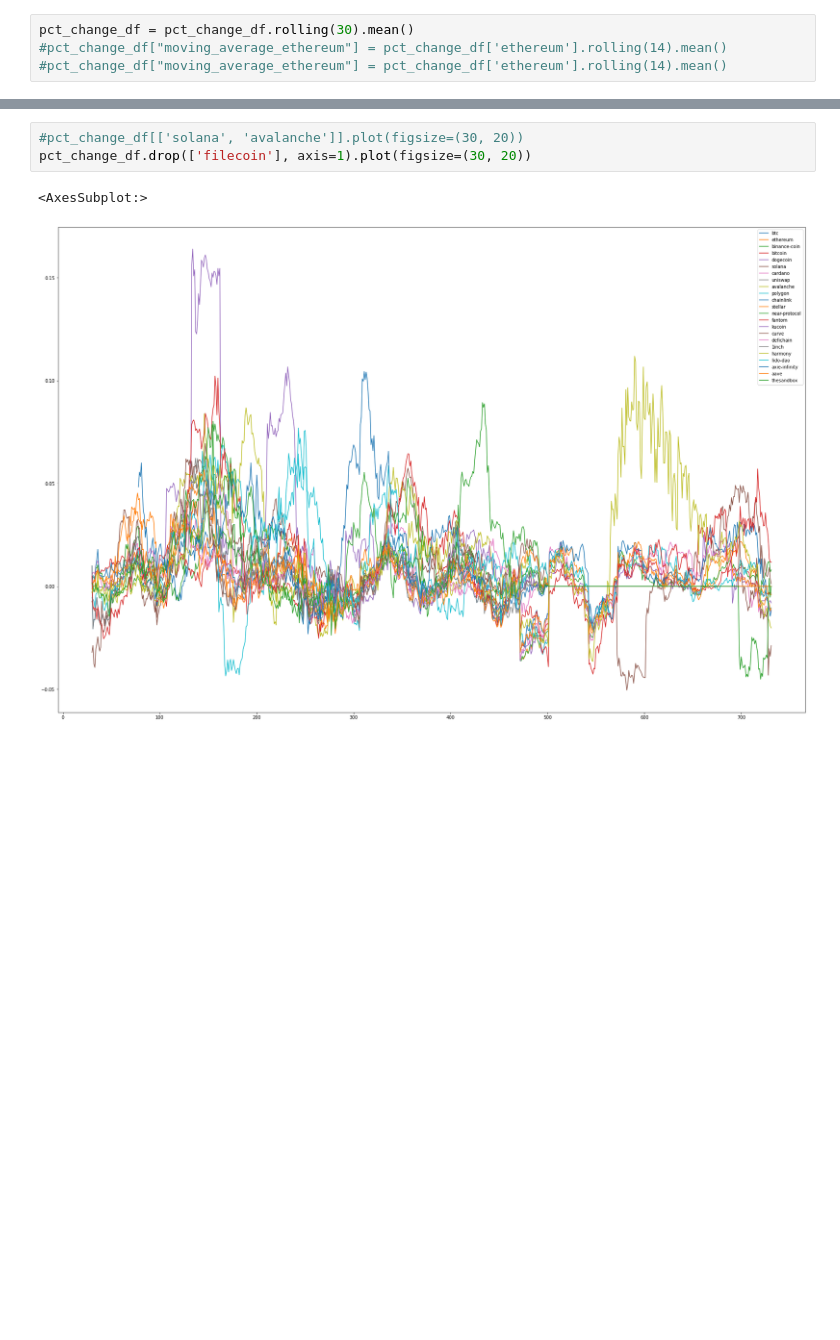
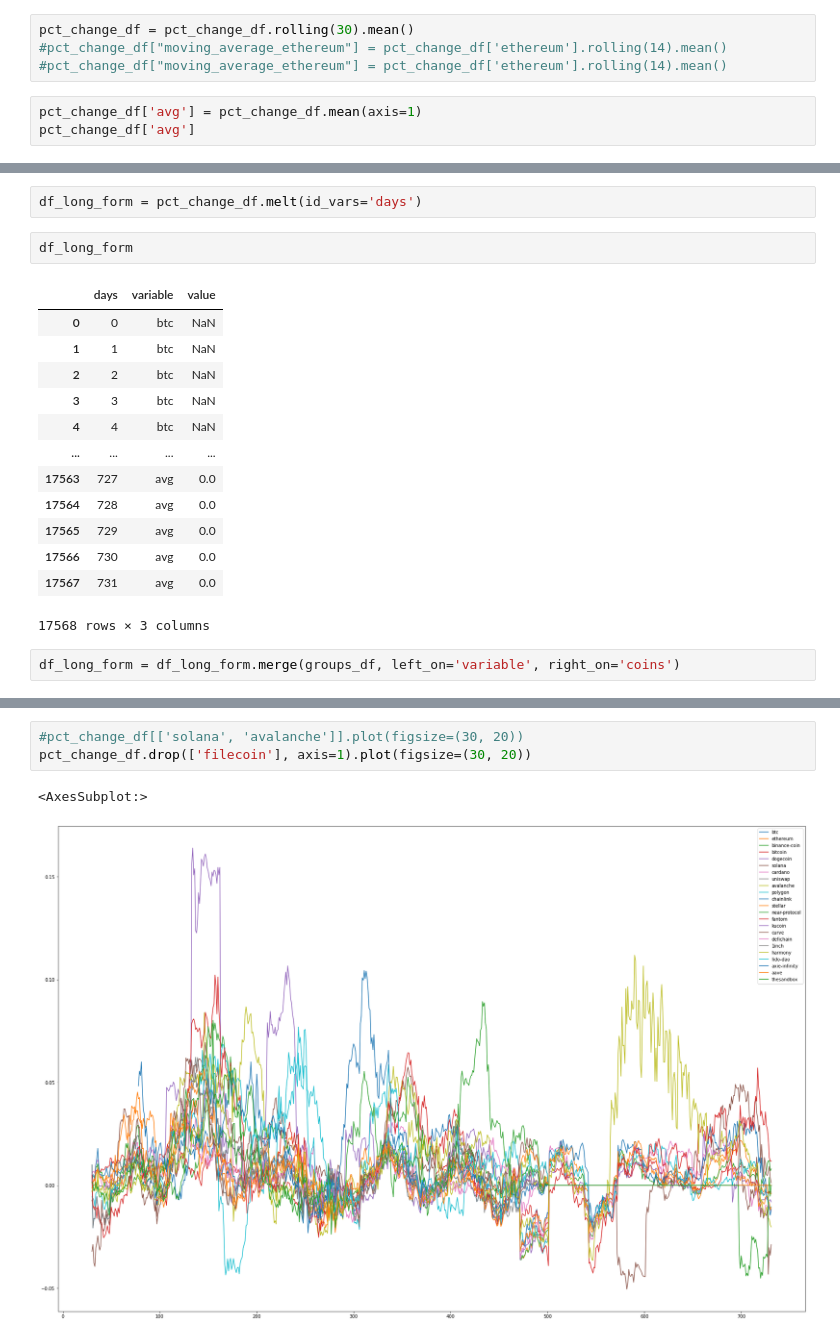
Before and after one commit to Channaholic/crypto-navigator, a Jupyter notebook: analyze.ipynb, the cells around one changed output, grey strips where cells are left out. Drawn from its saved outputs; the diff is of its cells as text; blank space fills up the shorter version.

```diff
--- a/analyze.ipynb
+++ b/analyze.ipynb
@@ -130,3 +139,6 @@ memory usage: 143.0 KB
 pct_change_df = pct_change_df.rolling(30).mean()
 #pct_change_df["moving_average_ethereum"] = pct_change_df['ethereum'].rolling(14).mean()
 #pct_change_df["moving_average_ethereum"] = pct_change_df['ethereum'].rolling(14).mean()
+# %%
+pct_change_df['avg'] = pct_change_df.mean(axis=1)
+pct_change_df['avg']
@@ -132,0 +177,20 @@ pct_change_df = pct_change_df.rolling(30).mean()
+# %%
+df_long_form = pct_change_df.melt(id_vars='days')
+# %%
+df_long_form
+# %% [output]
+|  | days | variable | value |
+| 0 | 0 | btc | NaN |
+| 1 | 1 | btc | NaN |
+| 2 | 2 | btc | NaN |
+| 3 | 3 | btc | NaN |
+| 4 | 4 | btc | NaN |
+| ... | ... | ... | ... |
+| 17563 | 727 | avg | 0.0 |
+| 17564 | 728 | avg | 0.0 |
+| 17565 | 729 | avg | 0.0 |
+| 17566 | 730 | avg | 0.0 |
+| 17567 | 731 | avg | 0.0 |
+17568 rows × 3 columns
+# %%
+df_long_form = df_long_form.merge(groups_df, left_on='variable', right_on='coins')
```
Also changed, not shown: parts of 13 cells of this notebook.
